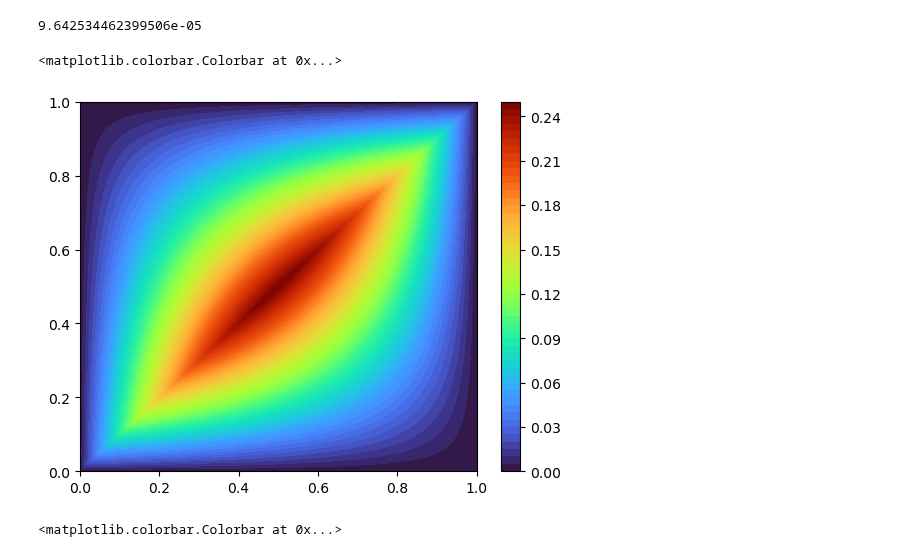
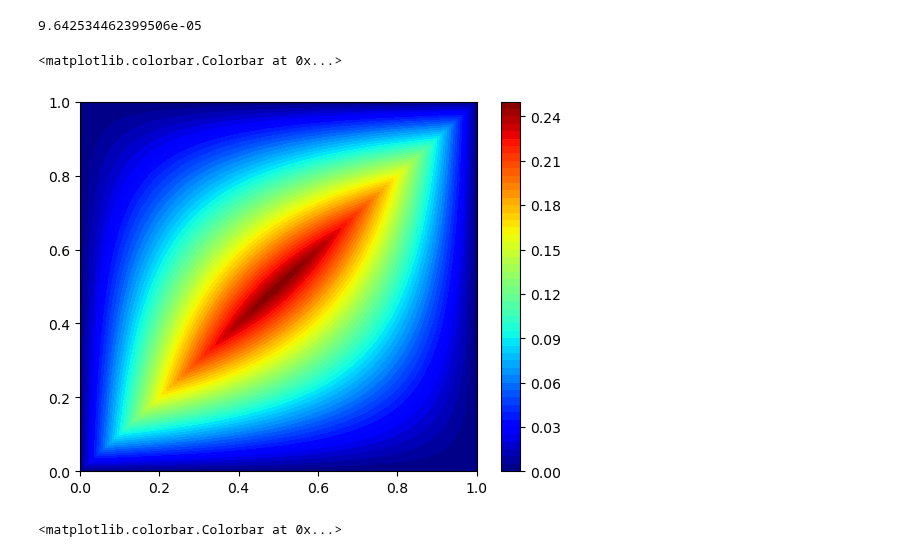
Before and after one commit to hsharsh/chebgreen, a Jupyter notebook: main/chebpy2.ipynb, the cells around one changed output. Cells and saved outputs as stored; diff of their text form; code cells hidden in the pictures.

```diff
--- a/main/chebpy2.ipynb
+++ b/main/chebpy2.ipynb
@@ -43,11 +43,11 @@ np.linalg.norm(out-outtheory)/np.linalg.norm(outtheory)
 # %% [output]
 9.642534462399506e-05
 # %%
-plt.contourf(x,y,out, 50, cmap = 'turbo', vmin = 0, vmax = np.max(out))
+plt.contourf(x,y,out, 50, cmap = 'jet', vmin = 0, vmax = np.max(out))
 plt.colorbar()
 # %% [output]
 <matplotlib.colorbar.Colorbar at 0x...>
-[figure, old version]
+[figure, new version]
 # %%
 plt.contourf(x,y,np.abs(out-outtheory), 50, cmap = 'turbo', vmin = 0, vmax = np.max(np.abs(out-outtheory)))
 plt.colorbar()
```
Also changed, not shown: parts of 3 cells of this notebook, 14 other files.
